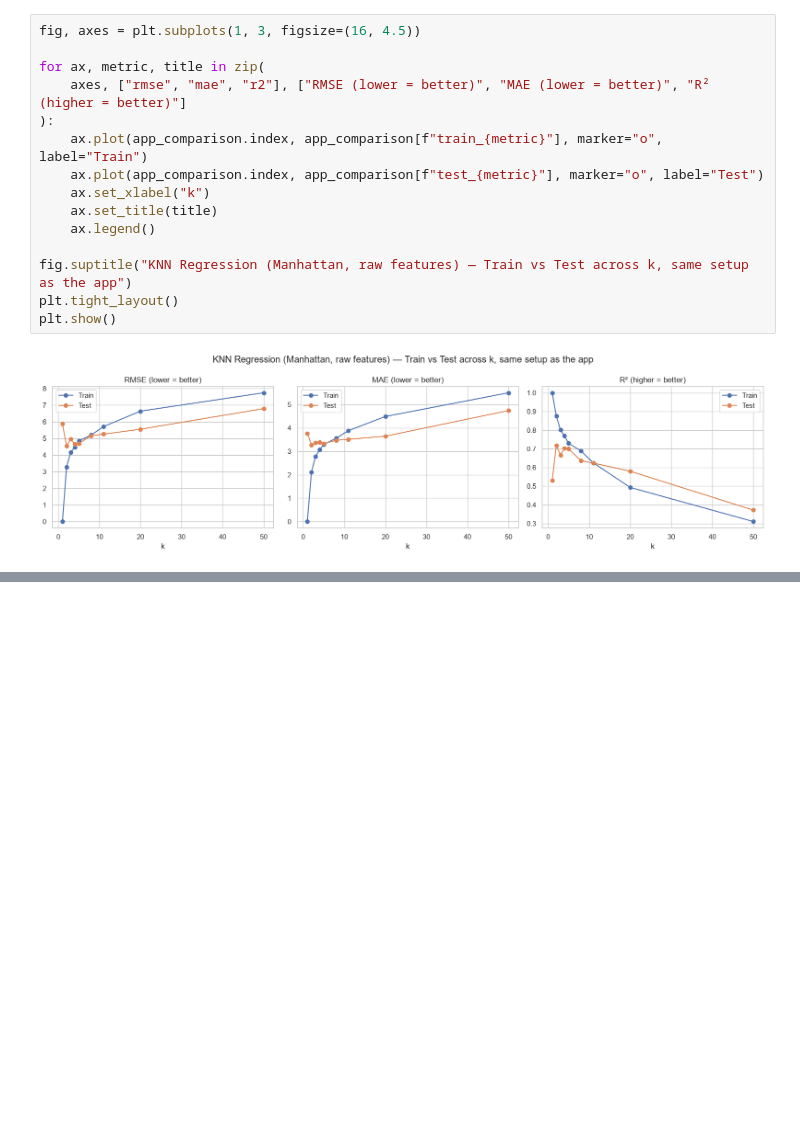
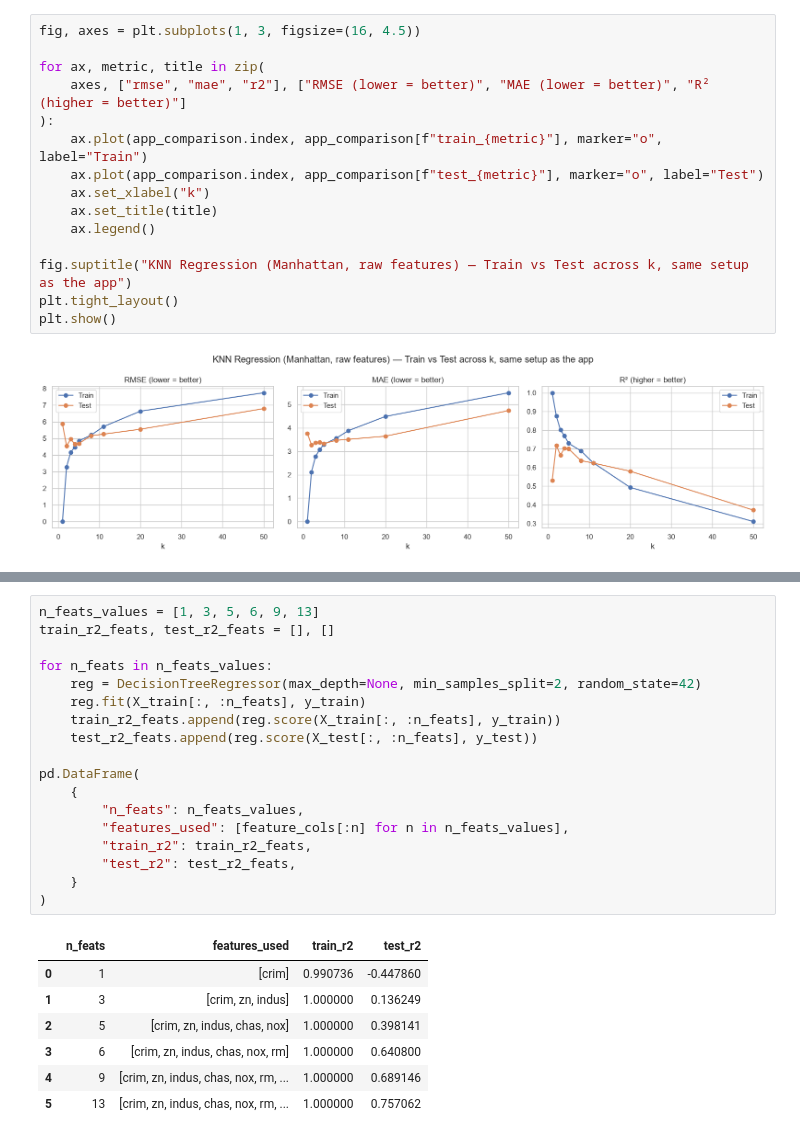
Before and after one commit to Pierrafrom/ml-lab-1, a Jupyter notebook: notebooks/boston_housing_exploration.ipynb, the cells around one changed output, grey strips where cells are left out. Cells and saved outputs as stored; diff of their text form; blank space fills up the shorter version.

```diff
--- a/notebooks/boston_housing_exploration.ipynb
+++ b/notebooks/boston_housing_exploration.ipynb
@@ -231,0 +317,26 @@ plt.show()
+# %%
+n_feats_values = [1, 3, 5, 6, 9, 13]
+train_r2_feats, test_r2_feats = [], []
+
+for n_feats in n_feats_values:
+    reg = DecisionTreeRegressor(max_depth=None, min_samples_split=2, random_state=42)
+    reg.fit(X_train[:, :n_feats], y_train)
+    train_r2_feats.append(reg.score(X_train[:, :n_feats], y_train))
+    test_r2_feats.append(reg.score(X_test[:, :n_feats], y_test))
+
+pd.DataFrame(
+    {
+        "n_feats": n_feats_values,
+        "features_used": [feature_cols[:n] for n in n_feats_values],
+        "train_r2": train_r2_feats,
+        "test_r2": test_r2_feats,
+    }
+)
+# %% [output]
+|  | n_feats | features_used | train_r2 | test_r2 |
+| 0 | 1 | [crim] | 0.990736 | -0.447860 |
+| 1 | 3 | [crim, zn, indus] | 1.000000 | 0.136249 |
+| 2 | 5 | [crim, zn, indus, chas, nox] | 1.000000 | 0.398141 |
+| 3 | 6 | [crim, zn, indus, chas, nox, rm] | 1.000000 | 0.640800 |
+| 4 | 9 | [crim, zn, indus, chas, nox, rm, ... | 1.000000 | 0.689146 |
+| 5 | 13 | [crim, zn, indus, chas, nox, rm, ... | 1.000000 | 0.757062 |
```
Also changed, not shown: parts of 8 cells of this notebook.
